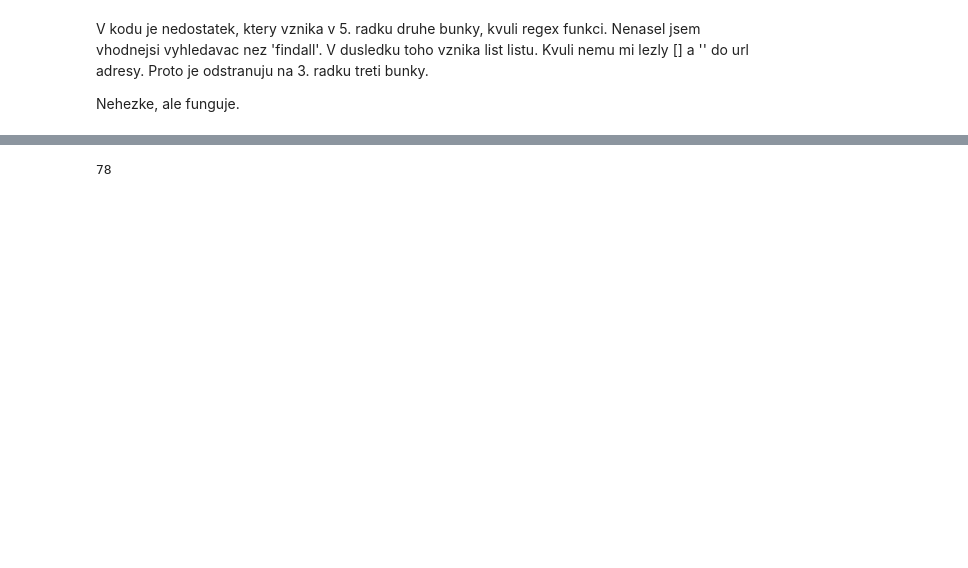
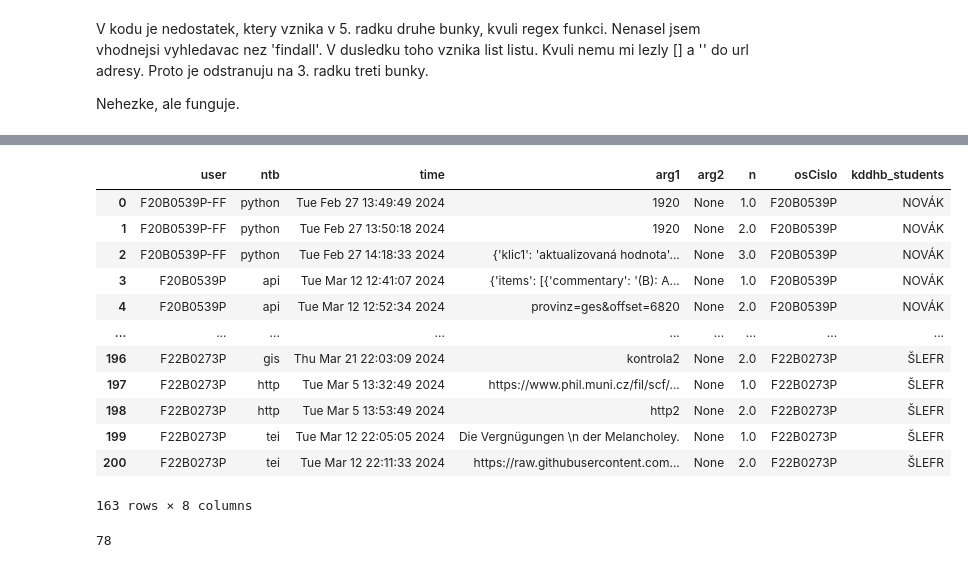
Before and after one commit to CCS-ZCU/pribehy-dat, a Jupyter notebook: management/kontrola.ipynb, the cells around one changed output, grey strips where cells are left out. Cells and saved outputs as stored; diff of their text form; code cells hidden in the pictures; blank space fills up the shorter version.

Commit message:
kontrola elaborated

```diff
--- a/management/kontrola.ipynb
+++ b/management/kontrola.ipynb
@@ -38,0 +55,3 @@ data_df.shape
+# %%
+user = "F23BOO44K".replace("O", "0")
+re.search("F\d+B\d+[PK]?", user, re.IGNORECASE).group()
@@ -38,0 +60,8 @@ data_df.shape
+# %%
+def clean_user(user):
+    try:
+        return re.search("F\d+\w\d+[PK]?", user.replace("O", "0"), re.IGNORECASE).group()
+    except:
+        print(user)
+data_df["osCislo"] = data_df["user"].apply(clean_user)
+data_df.head(5)
@@ -38,0 +92,4 @@ data_df.shape
+# %%
+KDDHB_students = pd.read_csv("../data/KDDHB_students.csv", sep=";", encoding='cp1250')
+KDDHB_students = dict(zip(KDDHB_students["osCislo"], KDDHB_students["prijmeni"]))
+KDDHB_students
@@ -39,3 +114,22 @@ data_df.shape
+# %%
+data_df["kddhb_students"] = data_df["osCislo"].apply(lambda x: KDDHB_students[x] if x in KDDHB_students.keys() else None)
+#data_df["kddhb_students"] = data_df["osCislo"].apply(lambda x: KDDHB_students.get(x, x))
+# %%
+data_df[data_df["kddhb_students"].notnull()]
+# %% [output]
+|  | user | ntb | time | arg1 | arg2 | n | osCislo | kddhb_students |
+| 0 | F20B0539P-FF | python | Tue Feb 27 13:49:49 2024 | 1920 | None | 1.0 | F20B0539P | NOVÁK |
+| 1 | F20B0539P-FF | python | Tue Feb 27 13:50:18 2024 | 1920 | None | 2.0 | F20B0539P | NOVÁK |
+| 2 | F20B0539P-FF | python | Tue Feb 27 14:18:33 2024 | {'klic1': 'aktualizovaná hodnota'... | None | 3.0 | F20B0539P | NOVÁK |
+| 3 | F20B0539P | api | Tue Mar 12 12:41:07 2024 | {'items': [{'commentary': '(B): A... | None | 1.0 | F20B0539P | NOVÁK |
+| 4 | F20B0539P | api | Tue Mar 12 12:52:34 2024 | provinz=ges&offset=6820 | None | 2.0 | F20B0539P | NOVÁK |
+| ... | ... | ... | ... | ... | ... | ... | ... | ... |
+| 196 | F22B0273P | gis | Thu Mar 21 22:03:09 2024 | kontrola2 | None | 2.0 | F22B0273P | ŠLEFR |
+| 197 | F22B0273P | http | Tue Mar 5 13:32:49 2024 | https://www.phil.muni.cz/fil/scf/... | None | 1.0 | F22B0273P | ŠLEFR |
+| 198 | F22B0273P | http | Tue Mar 5 13:53:49 2024 | http2 | None | 2.0 | F22B0273P | ŠLEFR |
+| 199 | F22B0273P | tei | Tue Mar 12 22:05:05 2024 | Die Vergnügungen \n der Melancholey. | None | 1.0 | F22B0273P | ŠLEFR |
+| 200 | F22B0273P | tei | Tue Mar 12 22:11:33 2024 | https://raw.githubusercontent.com... | None | 2.0 | F22B0273P | ŠLEFR |
+163 rows × 8 columns
 # %%
 len(data_df["user"].unique().tolist())
 # %% [output]
```
Also changed, not shown: parts of 7 cells of this notebook, 4 other files.
